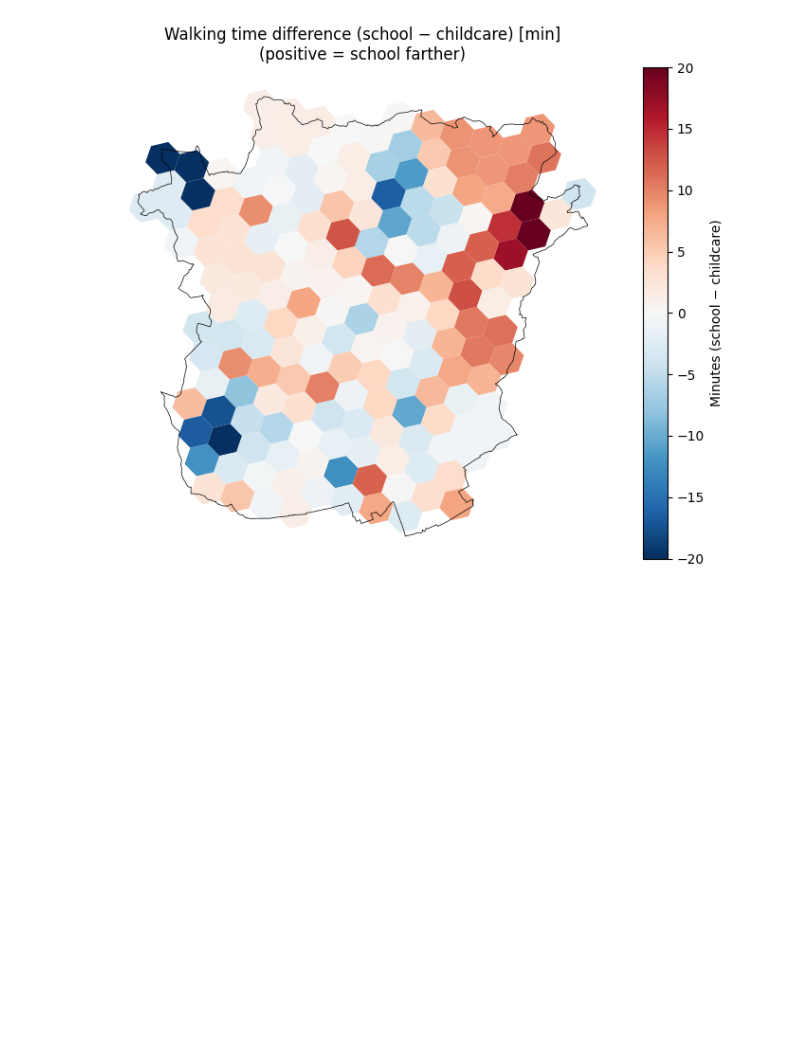
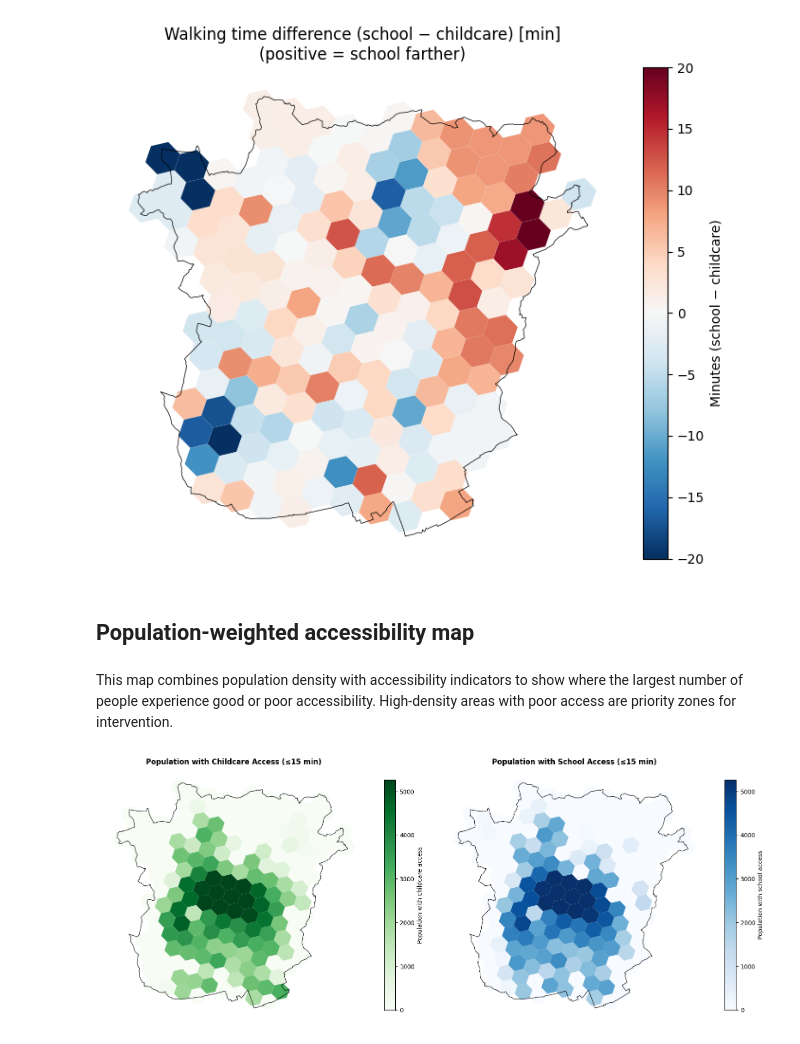
Before and after one commit to miriam-ee/GIS_FinalProject_Group2, a Jupyter notebook: group2_final.ipynb, the cells around one changed output. Saved outputs shown, nothing was run; the diff lists cells and outputs as text; code cells hidden in the pictures; blank space fills up the shorter version.

```diff
--- a/group2_final.ipynb
+++ b/group2_final.ipynb
@@ -327,7 +346,7 @@ elif ghsl_file_graz.exists():
 
     # Add population data to hexagons
     gdf_hexagons_graz['population'] = pop_values
-    gdf_hexagons_graz['pop_density'] = gdf_hexagons_graz['population'] / gdf_hexagons_graz['area_m2']
+    gdf_hexagons_graz['pop_density'] = (gdf_hexagons_graz['population'] / gdf_hexagons_graz['area_m2']) * 1_000_000
 
     # Save aggregated data
     gdf_hexagons_graz.to_parquet(ghsl_pop_graz_path)
@@ -577,8 +596,11 @@ edu_nearest_nodes = ox.distance.nearest_nodes(
 )
 gdf_education_net["nearest_node"] = edu_nearest_nodes
 
-# Separate childcare/kindergarten and schools
-edu_childcare = gdf_education_net[gdf_education_net["amenity"].isin(["childcare", "kindergarten"])].copy()
+# Unify childcare & kindergarten to one category
+gdf_education_net.loc[gdf_education_net["amenity"].isin(["childcare", "kindergarten"]), "amenity"] = "kindergarten"
+
+# Separate kindergarten and schools
+edu_childcare = gdf_education_net[gdf_education_net["amenity"] == "kindergarten"].copy()
 edu_schools = gdf_education_net[gdf_education_net["amenity"] == "school"].copy()
 
 childcare_nodes = set(edu_childcare["nearest_node"])
@@ -972,3 +1648,58 @@ plt.tight_layout()
 plt.show()
 # %% [output]
 [figure]
+# %% [markdown]
+## Population-weighted accessibility map
+# %% [markdown]
+This map combines population density with accessibility indicators to show
+where the largest number of people experience good or poor accessibility.
+High-density areas with poor access are priority zones for intervention.
+# %%
+fig, axes = plt.subplots(1, 2, figsize=(16, 7))
+
+gdf_hex_plot = gdf_hexagons_graz.copy()
+
+# Create population-weighted accessibility metric
+# (population * has_access) shows absolute number of people with access per hexagon
+gdf_hex_plot['pop_with_childcare_access'] = (
+    gdf_hex_plot['population'] * gdf_hex_plot['has_childcare_15']
+)
+gdf_hex_plot['pop_with_school_access'] = (
+    gdf_hex_plot['population'] * gdf_hex_plot['has_school_15']
+)
+
+# Cap for visualization
+pop_cap = gdf_hex_plot['pop_with_childcare_access'].quantile(0.95)
+
+# Childcare
+gdf_hex_plot['pop_childcare_capped'] = gdf_hex_plot['pop_with_childcare_access'].clip(upper=pop_cap)
+gdf_hex_plot.plot(
+    column='pop_childcare_capped',
+    ax=axes[0],
+    cmap='Greens',
+    edgecolor='none',
+    legend=True,
+    legend_kwds={'label': 'Population with childcare access', 'shrink': 0.8}
+)
+gdf_graz.boundary.plot(ax=axes[0], color='black', linewidth=0.8)
+axes[0].set_title('Population with Childcare Access (≤15 min)', fontsize=12, fontweight='bold')
+axes[0].set_axis_off()
+
+# Schools
+gdf_hex_plot['pop_school_capped'] = gdf_hex_plot['pop_with_school_access'].clip(upper=pop_cap)
+gdf_hex_plot.plot(
+    column='pop_school_capped',
+    ax=axes[1],
+    cmap='Blues',
+    edgecolor='none',
+    legend=True,
+    legend_kwds={'label': 'Population with school access', 'shrink': 0.8}
+)
+gdf_graz.boundary.plot(ax=axes[1], color='black', linewidth=0.8)
+axes[1].set_title('Population with School Access (≤15 min)', fontsize=12, fontweight='bold')
+axes[1].set_axis_off()
+
+plt.tight_layout()
+plt.show()
+# %% [output]
+[figure, added]
```
Also changed, not shown: parts of 103 cells of this notebook, 3 other files.
